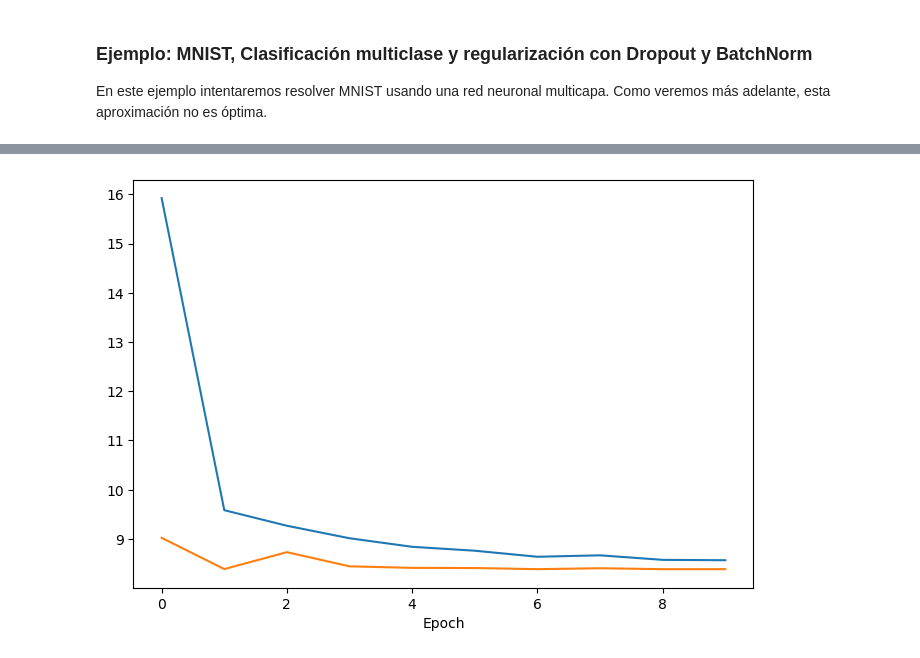
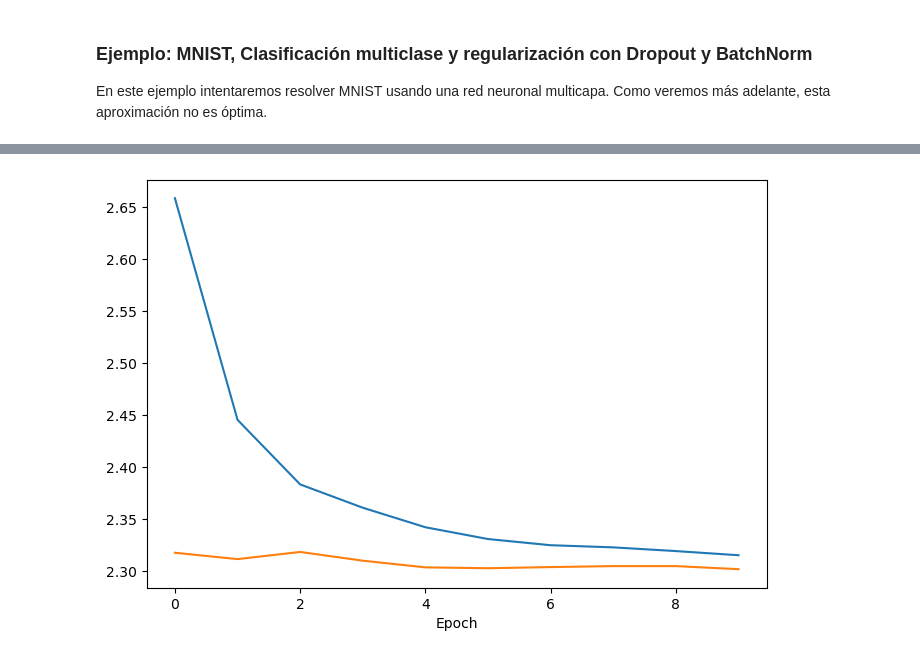
Before and after one commit to AlexRF14/IA-Prolog, a Jupyter notebook: TINO/ML/5-neural_nets.ipynb, the cells around one changed output, grey strips where cells are left out. Drawn from its saved outputs; the diff is of its cells as text; code cells hidden in the pictures.

```diff
--- a/TINO/ML/5-neural_nets.ipynb
+++ b/TINO/ML/5-neural_nets.ipynb
@@ -257,12 +262,12 @@ model = keras.Sequential([
     keras.layers.BatchNormalization(),
     # !!!!!!!!!!!!!!!!!!! Change the activation !!!!!!!!!!!!!!!!!!!
     # !!!!!!!!!!!!!!!!!!! It is sooooo wrong !!!!!!!!!!!!!!!!!!!
-    keras.layers.Dense(1, activation=None)
+    keras.layers.Dense(10, activation="softmax")
 ])
 
 # !!!!!!!!!!!!!!!!!!! Change the loss function !!!!!!!!!!!!!!!!!!!
 # !!!!!!!!!!!!!!!!!!! It is sooooo wrong !!!!!!!!!!!!!!!!!!!
-model.compile(optimizer='adam', loss='mse', metrics=['accuracy'])
+model.compile(optimizer='adam', loss='sparse_categorical_crossentropy', metrics=['accuracy'])
 
 history = model.fit(X_train, y_train, epochs=10, validation_data=(X_test, y_test))
 
@@ -293 +298 @@ Epoch 10/10
-[figure, old version]
+[figure, new version]
```
Also changed, not shown: parts of 5 cells of this notebook, 3 other files.
